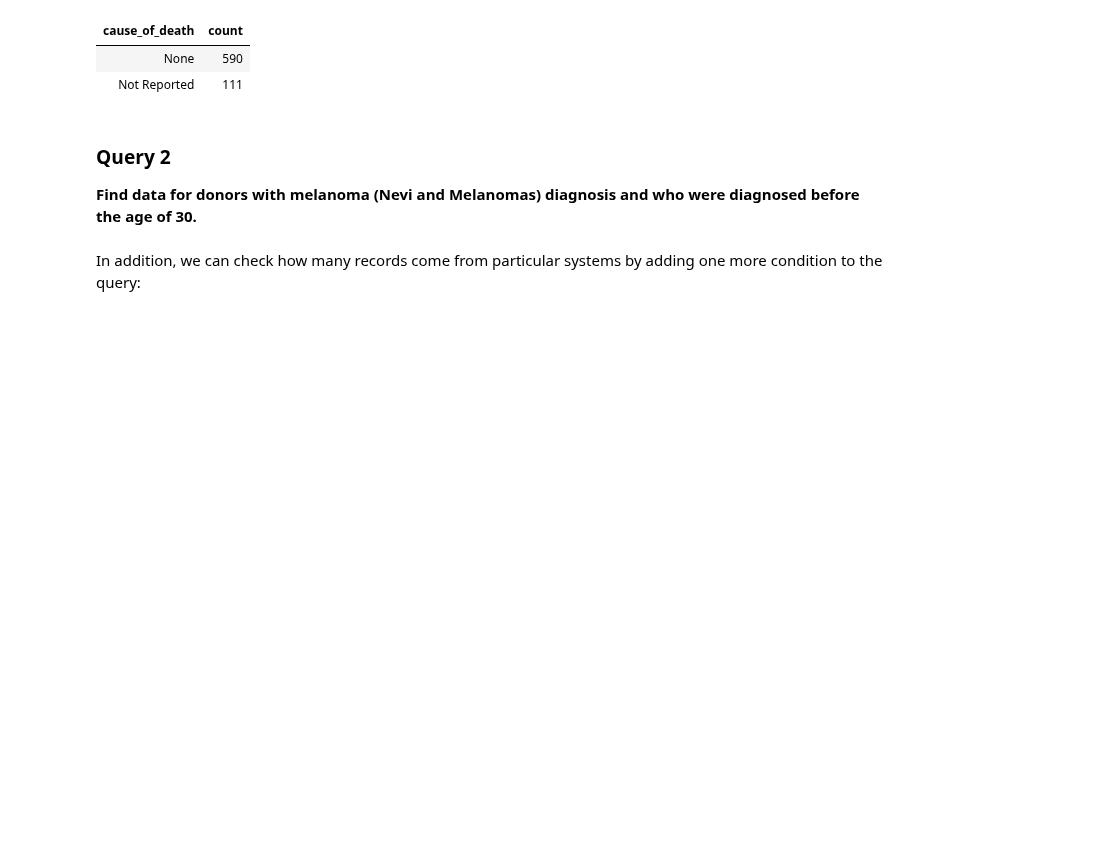
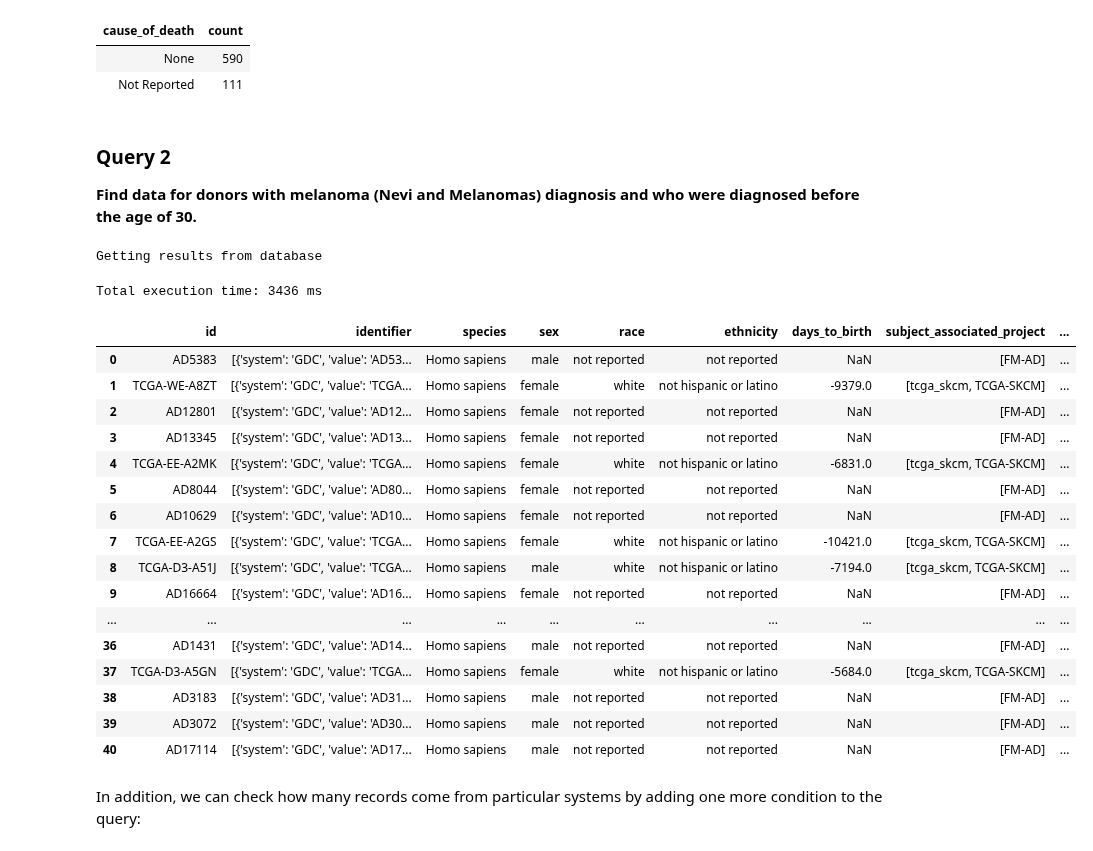
Before and after one commit to CancerDataAggregator/CDA-HelpDesk, a Jupyter notebook: docs/Examples/AdvancedSearch-Operators.ipynb, the cells around one changed output. Saved outputs shown, nothing was run; the diff lists cells and outputs as text; code cells hidden in the pictures; blank space fills up the shorter version.

```diff
--- a/docs/Train/ExampleNotebooks/AdvancedSearch-Operators.ipynb
+++ b/docs/Examples/AdvancedSearch-Operators.ipynb
@@ -505,11 +491,31 @@ r.to_dataframe()
 # %%
 q1 = Q('ResearchSubject.Specimen.primary_disease_type = "Nevi and Melanomas"')
 q2 = Q('ResearchSubject.Diagnosis.age_at_diagnosis < 30*365')
 
-q = q1.And(q2)
+q = q1.AND(q2)
 r = q.run()
 
-print(r)
+r.to_dataframe()
+# %% [output]
+Getting results from database
+Total execution time: 3436 ms
+|  | id | identifier | species | sex | race | ethnicity | days_to_birth | subject_associated_project | ... |
+| 0 | AD5383 | [{'system': 'GDC', 'value': 'AD53... | Homo sapiens | male | not reported | not reported | NaN | [FM-AD] | ... |
+| 1 | TCGA-WE-A8ZT | [{'system': 'GDC', 'value': 'TCGA... | Homo sapiens | female | white | not hispanic or latino | -9379.0 | [tcga_skcm, TCGA-SKCM] | ... |
+| 2 | AD12801 | [{'system': 'GDC', 'value': 'AD12... | Homo sapiens | female | not reported | not reported | NaN | [FM-AD] | ... |
+| 3 | AD13345 | [{'system': 'GDC', 'value': 'AD13... | Homo sapiens | female | not reported | not reported | NaN | [FM-AD] | ... |
+| 4 | TCGA-EE-A2MK | [{'system': 'GDC', 'value': 'TCGA... | Homo sapiens | female | white | not hispanic or latino | -6831.0 | [tcga_skcm, TCGA-SKCM] | ... |
+| 5 | AD8044 | [{'system': 'GDC', 'value': 'AD80... | Homo sapiens | female | not reported | not reported | NaN | [FM-AD] | ... |
+| 6 | AD10629 | [{'system': 'GDC', 'value': 'AD10... | Homo sapiens | female | not reported | not reported | NaN | [FM-AD] | ... |
+| 7 | TCGA-EE-A2GS | [{'system': 'GDC', 'value': 'TCGA... | Homo sapiens | female | white | not hispanic or latino | -10421.0 | [tcga_skcm, TCGA-SKCM] | ... |
+| 8 | TCGA-D3-A51J | [{'system': 'GDC', 'value': 'TCGA... | Homo sapiens | male | white | not hispanic or latino | -7194.0 | [tcga_skcm, TCGA-SKCM] | ... |
+| 9 | AD16664 | [{'system': 'GDC', 'value': 'AD16... | Homo sapiens | female | not reported | not reported | NaN | [FM-AD] | ... |
+| ... | ... | ... | ... | ... | ... | ... | ... | ... | ... |
+| 36 | AD1431 | [{'system': 'GDC', 'value': 'AD14... | Homo sapiens | male | not reported | not reported | NaN | [FM-AD] | ... |
+| 37 | TCGA-D3-A5GN | [{'system': 'GDC', 'value': 'TCGA... | Homo sapiens | female | white | not hispanic or latino | -5684.0 | [tcga_skcm, TCGA-SKCM] | ... |
+| 38 | AD3183 | [{'system': 'GDC', 'value': 'AD31... | Homo sapiens | male | not reported | not reported | NaN | [FM-AD] | ... |
+| 39 | AD3072 | [{'system': 'GDC', 'value': 'AD30... | Homo sapiens | male | not reported | not reported | NaN | [FM-AD] | ... |
+| 40 | AD17114 | [{'system': 'GDC', 'value': 'AD17... | Homo sapiens | male | not reported | not reported | NaN | [FM-AD] | ... |
 # %% [markdown]
 In addition, we can check how many records come from particular systems by adding one more condition to the query:
 # %%
```
Also changed, not shown: parts of 9 cells of this notebook, 22 other files.
